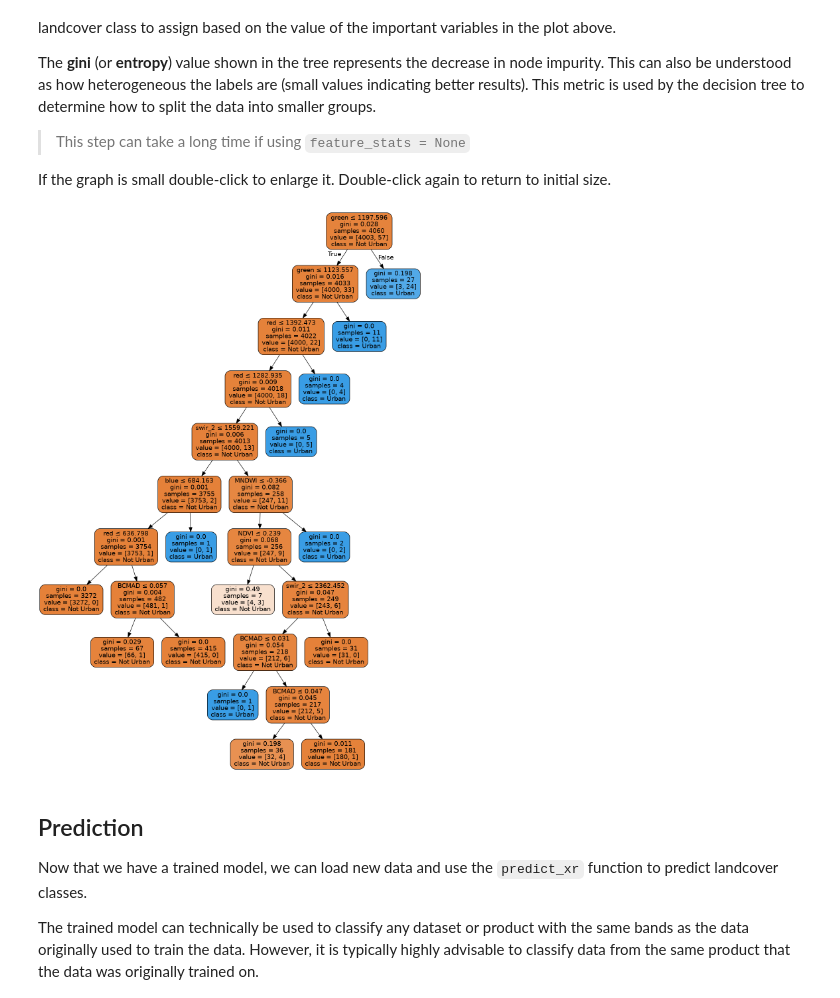
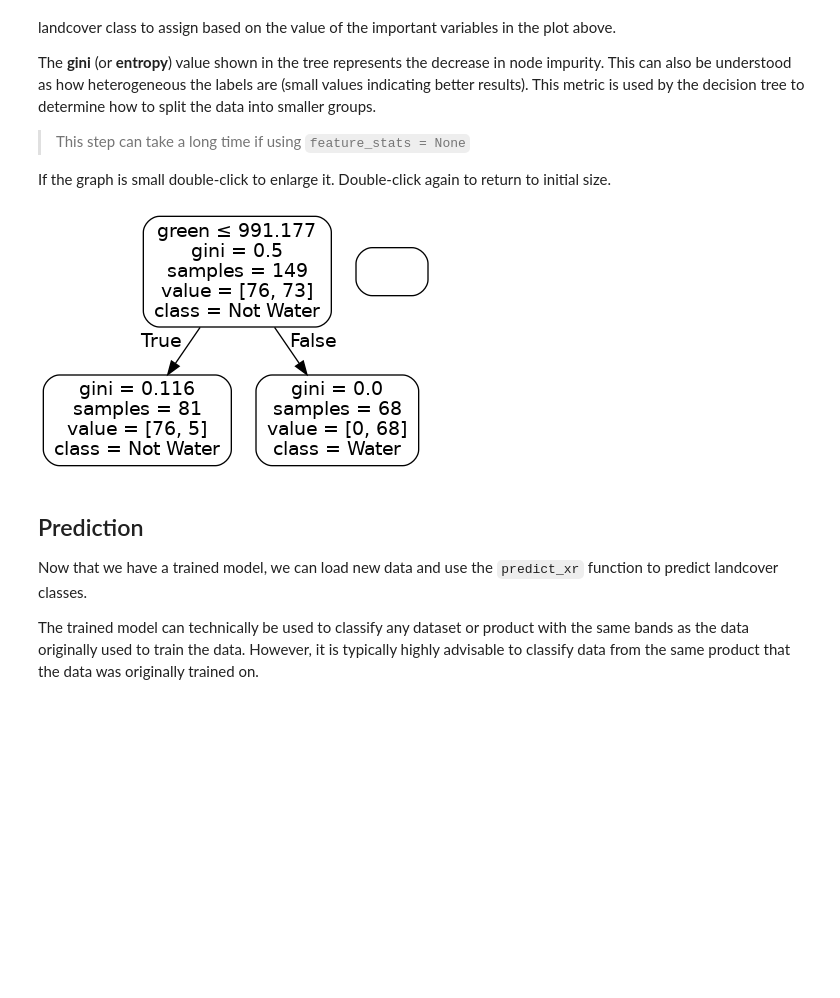
Before and after one commit to eo2cube/datacube_eagles, a Jupyter notebook: 4_Data_Cube_Advanced/notebooks/Machine_learning_with_ODC.ipynb, the cells around one changed output. Saved outputs shown, nothing was run; the diff lists cells and outputs as text; code cells hidden in the pictures; blank space fills up the shorter version.

```diff
--- a/4_Data_Cube_Advanced/notebooks/Machine_learning_with_ODC.ipynb
+++ b/4_Data_Cube_Advanced/notebooks/Machine_learning_with_ODC.ipynb
@@ -160,7 +160,7 @@ query = {
 column_names, model_input = collect_training_data(
                                     gdf=input_data,
                                     dc_query=query,
-                                    ncpus=1,
+                                    ncpus=2,
                                     field=field,
                                     zonal_stats=zonal_stats,
                                     feature_func=feature_layers
@@ -200,7 +201,7 @@ This sampling method leads to a similar distribution of class membership in the
 # Split into training and testing data
 model_train, model_test = model_selection.train_test_split(model_input,
                                                            stratify=model_input[:, 0],
-                                                           train_size=0.8,
+                                                           train_size=0.7,
                                                            random_state=0)
 print("Train shape:", model_train.shape)
 print("Test shape:", model_test.shape)
@@ -308,28 +309,28 @@ This metric is used by the decision tree to determine how to split the data into
 If the graph is small double-click to enlarge it. Double-click again to return to initial size.
 # %%
 # Prepare a dictionary of class names
-class_names = {1: 'Urban',
-               0: 'Not Urban'}
+class_names = {1: 'Water',
+               0: 'Not Water'}
 
 # Get list of unique classes in model
 class_codes = np.unique(model_train[:, 0])
 class_names_in_model = [class_names[k] for k in class_codes]
 
 # Plot decision tree
 dot_data = StringIO()
 tree.export_graphviz(model,
                      out_file=dot_data,
                      feature_names=model_variables,
                      class_names=class_names_in_model,
-                     filled=True,
+                     filled=False,
                      rounded=True,
                      special_characters=True)
 
 graph = pydotplus.graph_from_dot_data(dot_data.getvalue())
 graph = Image(graph.create_png())
 graph
 # %% [output]
-[figure, old version]
+[figure, new version]
 # %% [markdown]
 ## Prediction
 
```
Also changed, not shown: parts of 7 cells of this notebook, 3 other files.
